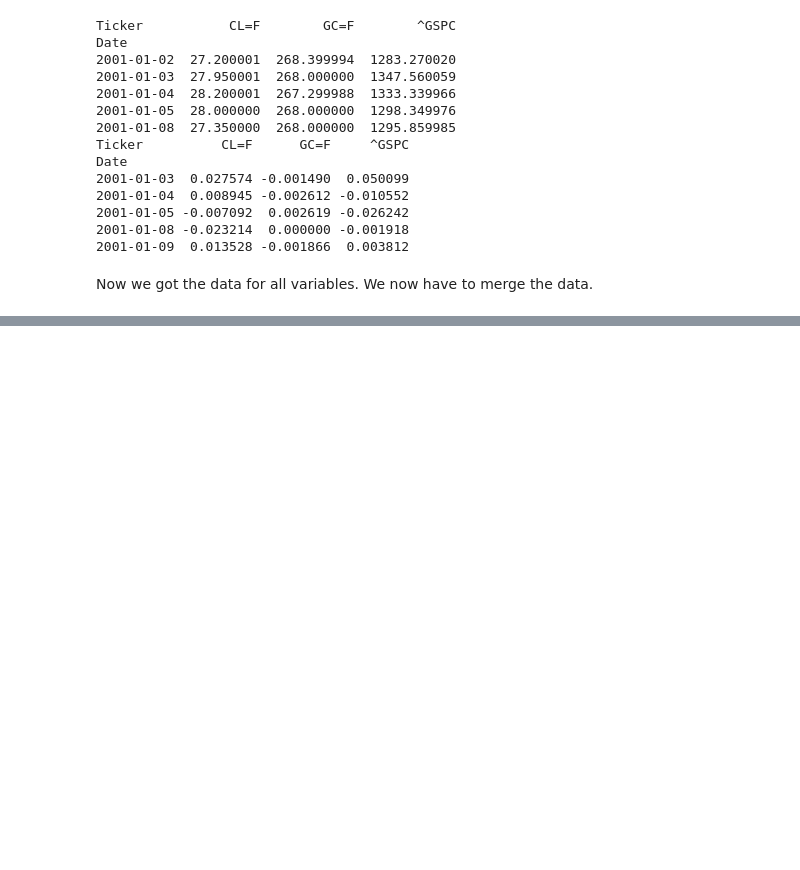
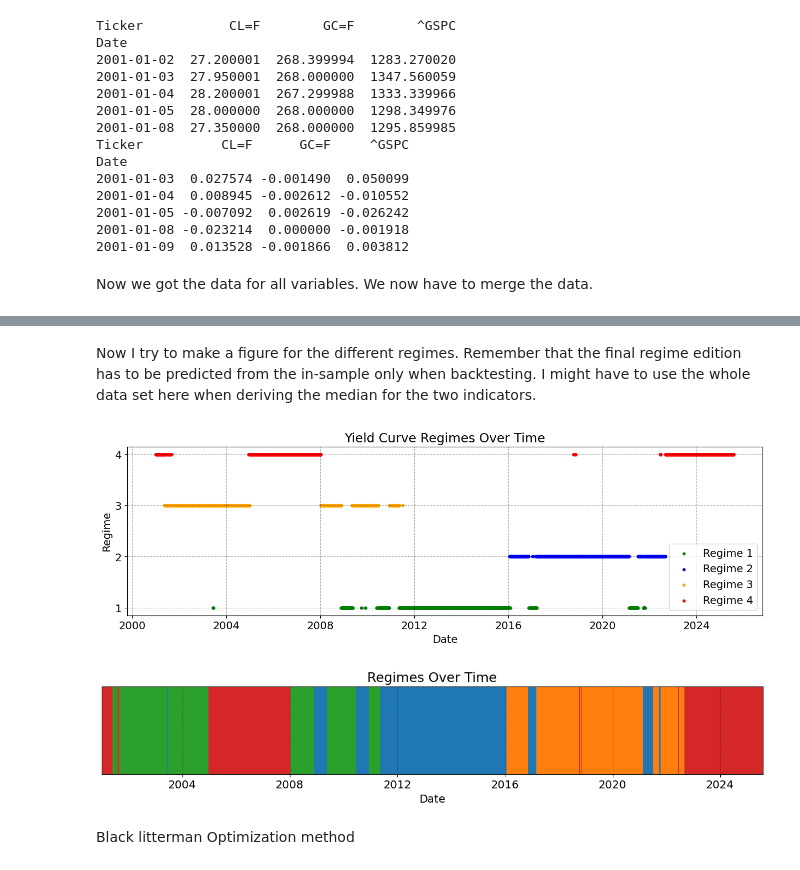
Before and after one commit to alex569-M10/Seminar-FEA, a Jupyter notebook: Code for seminar/Seminarv1.ipynb, the cells around one changed output, grey strips where cells are left out. Saved outputs shown, nothing was run; the diff lists cells and outputs as text; code cells hidden in the pictures; blank space fills up the shorter version.

```diff
--- a/Code for seminar/Seminarv1.ipynb
+++ b/Code for seminar/Seminarv1.ipynb
@@ -138,0 +218,51 @@ Now we got the data for all variables. We now have to merge the data.
+# %% [markdown]
+Now I try to make a figure for the different regimes. Remember that the final regime edition has to be predicted from the in-sample only when backtesting. I might have to use the whole data set here when deriving the median for the two indicators.
+# %%
+# Assuming df['Regime'] exists and df.index is datetime
+regimes = df['Regime']
+
+# Create a color map for 4 regimes
+colors = {1: 'green', 2: 'blue', 3: 'orange', 4: 'red'}
+
+# Plot
+plt.figure(figsize=(15, 4))
+for r in range(1, 5):
+    regime_mask = regimes == r
+    plt.scatter(df.index[regime_mask], [r]*regime_mask.sum(),
+                color=colors[r], label=f'Regime {r}', s=10)
+
+plt.yticks([1, 2, 3, 4])
+plt.xlabel('Date')
+plt.ylabel('Regime')
+plt.title('Yield Curve Regimes Over Time')
+plt.legend()
+plt.grid(True, alpha=0.3, linestyle='--')
+plt.show()
+
+# Assume df.index is datetime and df['Regime'] contains 1-4
+dates = df.index
+regimes = df['Regime'].values
+
+# Map regimes to colors
+color_map = {1: '#1f77b4',  # blue
+             2: '#ff7f0e',  # orange
+             3: '#2ca02c',  # green
+             4: '#d62728'}  # red
+colors = [color_map[r] for r in regimes]
+
+# Plot
+fig, ax = plt.subplots(figsize=(15,2))
+
+for i in range(len(dates)-1):
+    ax.axvspan(dates[i], dates[i+1], color=colors[i], linewidth=0)
+
+ax.set_yticks([])
+ax.set_xlabel("Date")
+ax.set_title("Regimes Over Time")
+ax.set_xlim(dates[0], dates[-1])
+plt.show()
+# %% [output]
+[figure, added]
+[figure, added]
+# %% [markdown]
+Black litterman Optimization method
```
Also changed, not shown: parts of 3 cells of this notebook.
